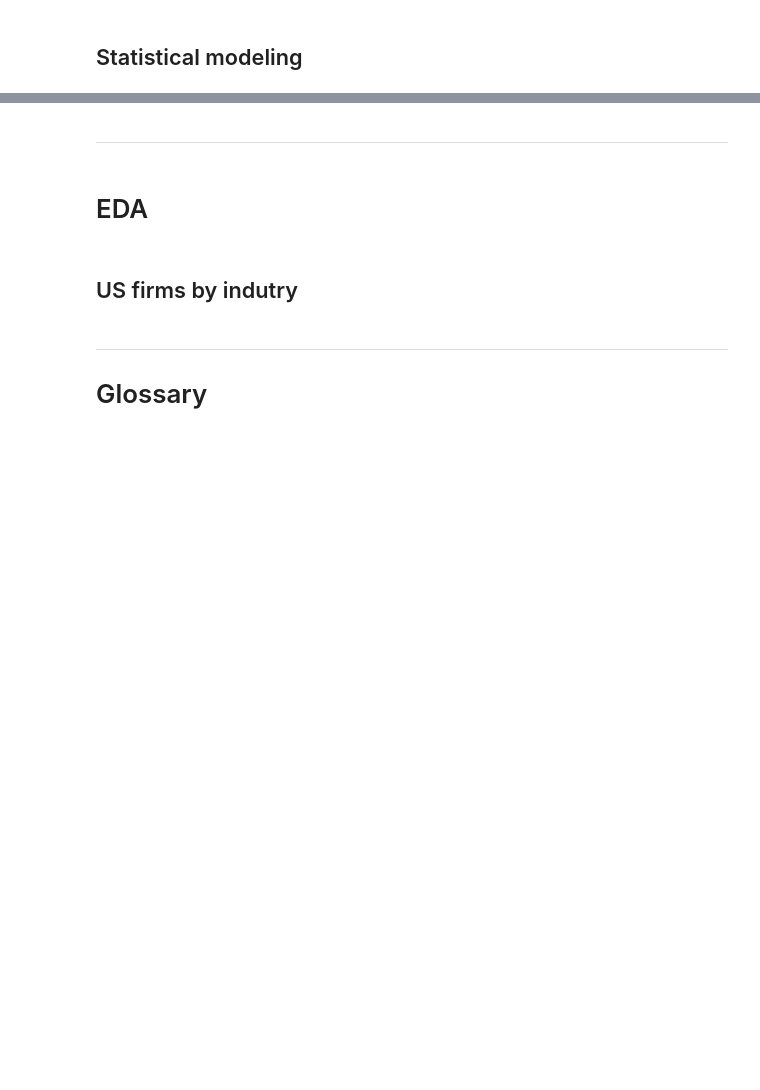
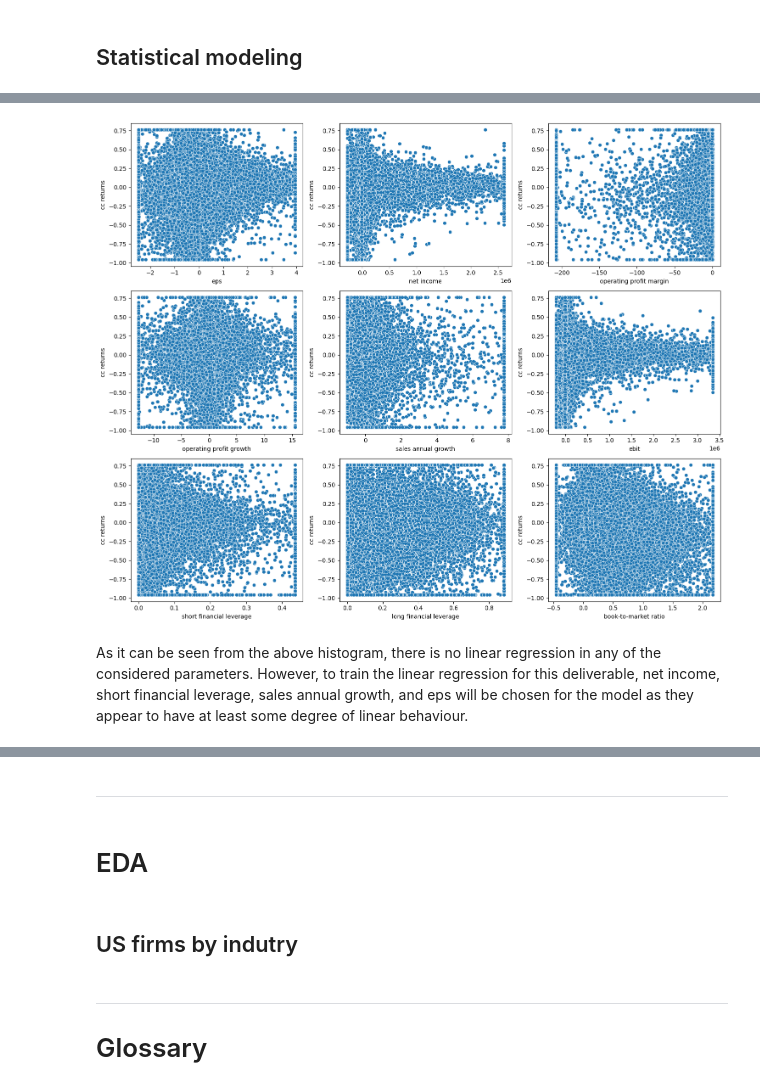
Before and after one commit to carlosahs/tc3006c-stats-module, a Jupyter notebook: stock_stats.ipynb, the cells around one changed output, grey strips where cells are left out. Saved outputs shown, nothing was run; the diff lists cells and outputs as text; code cells hidden in the pictures; blank space fills up the shorter version.

```diff
--- a/stock_stats.ipynb
+++ b/stock_stats.ipynb
@@ -268,8 +317,20 @@ stocks_manufacturing.head()
+# %%
+stocks_manufacturing = stocks_manufacturing.clip(  # Winsorize dataset to remove most outliers
+    lower=stocks_manufacturing.quantile(0.01),
+    upper=stocks_manufacturing.quantile(0.99),
+    axis=1
+)
+# %%
+dependent_variable = "cc returns"
 # %%
-factors = [
+independent_variables = [
+    "eps",
     "net income",
     "operating profit margin",
     "operating profit growth",
     "sales annual growth",
     "ebit",
+    "short financial leverage",
+    "long financial leverage",
+    "book-to-market ratio"
 ]
@@ -286,0 +337,2 @@ sns.pairplot(
+# %%
+stats_model = stocks_manufacturing[[dependent_variable] + independent_variables]
@@ -286,0 +351,20 @@ sns.pairplot(
+# %%
+fig, axes = plt.subplots(nrows=3, ncols=3, figsize=(15,12))
+
+n_fig = 0
+
+for ivar in independent_variables:
+    splot = sns.scatterplot(
+        data=stats_model,
+        x=ivar,
+        y=dependent_variable,
+        ax=axes[n_fig // 3, n_fig % 3]
+    )
+
+    n_fig += 1
+
+fig.tight_layout()
+# %% [output]
+[figure, added]
+# %% [markdown]
+As it can be seen from the above histogram, there is no linear regression in any of the considered parameters. However, to train the linear regression for this deliverable, net income, short financial leverage, sales annual growth, and eps will be chosen for the model as they appear to have at least some degree of linear behaviour.
```
Also changed, not shown: parts of 21 cells of this notebook.
